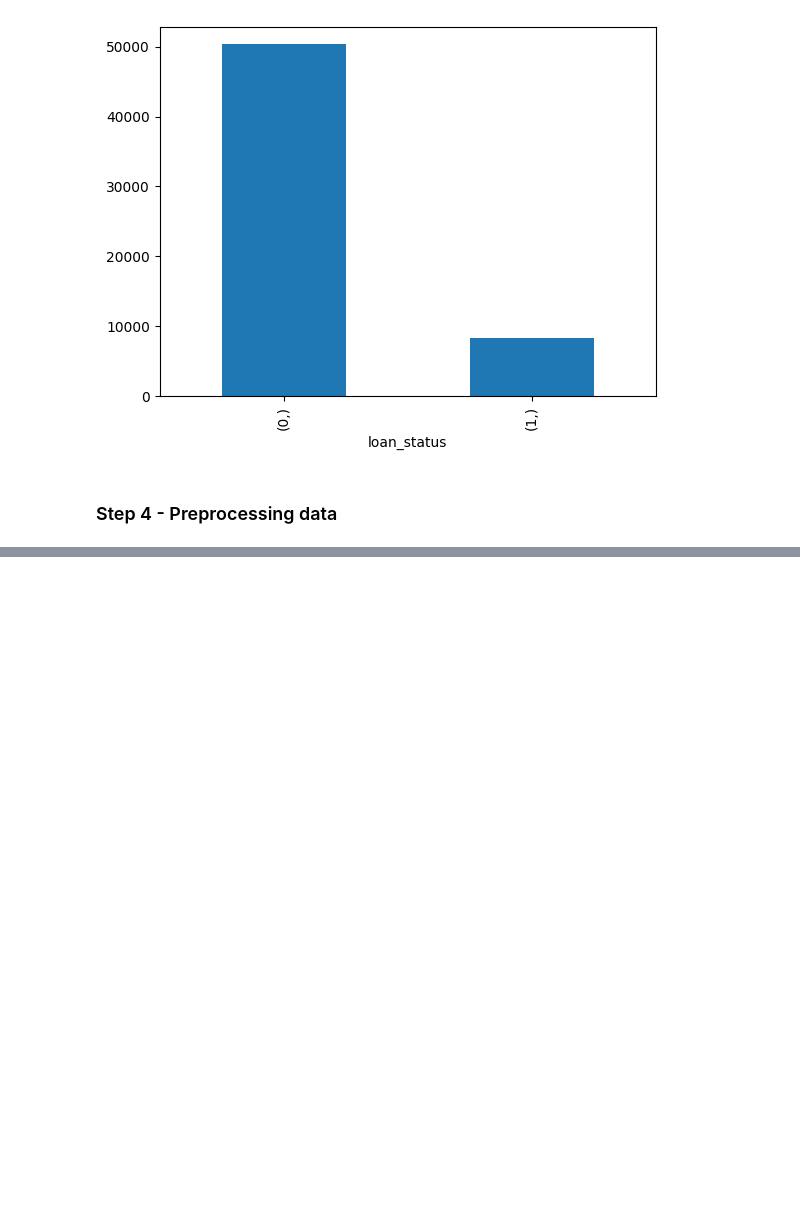
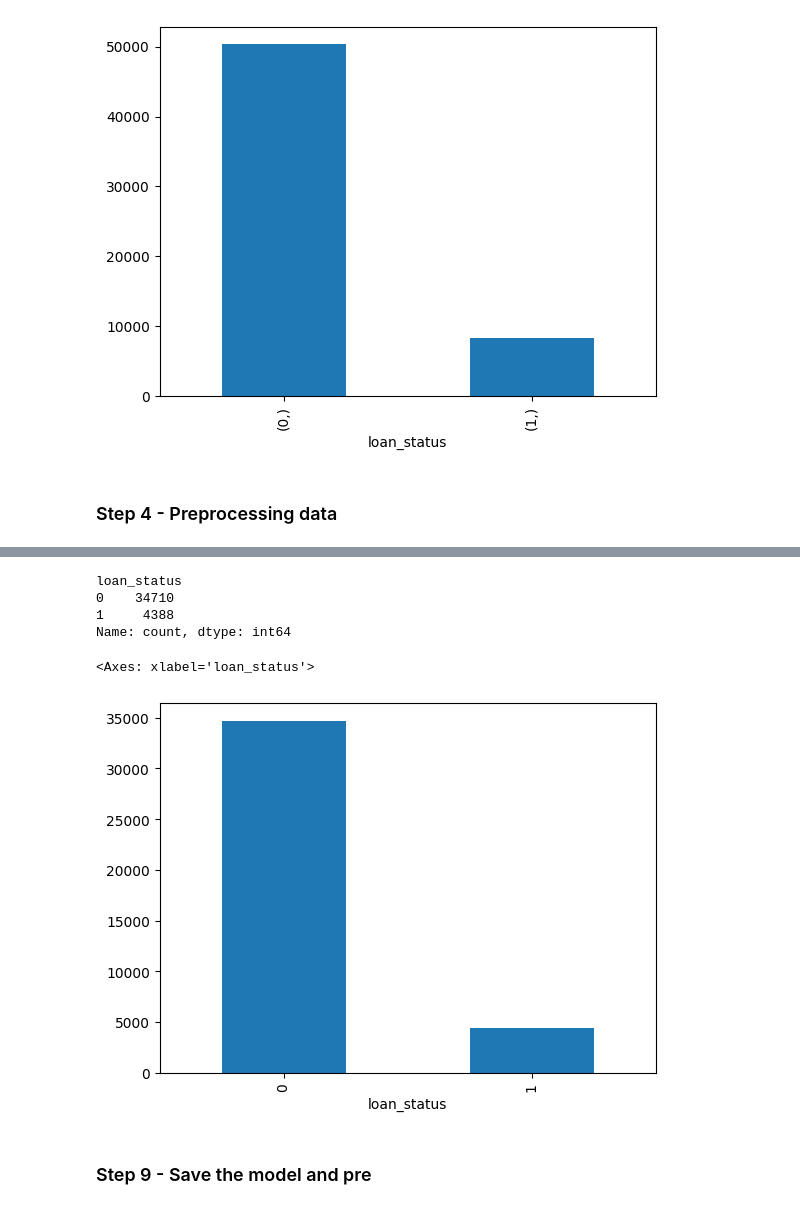
Before and after one commit to CODERADITYA415002/Machine-Learning, a Jupyter notebook: 13 Algo Evaluation/Algo Evaluation.ipynb, the cells around one changed output, grey strips where cells are left out. Cells and saved outputs as stored; diff of their text form; code cells hidden in the pictures; blank space fills up the shorter version.

```diff
--- a/13 Algo Evaluation/Algo Evaluation.ipynb
+++ b/13 Algo Evaluation/Algo Evaluation.ipynb
@@ -92,0 +378,3 @@ ModuleNotFoundError: No module named 'utils'
+# %%
+xnew_pre = pre.transform(xnew)
+xnew_pre.head()
@@ -92,0 +389,3 @@ ModuleNotFoundError: No module named 'utils'
+# %%
+preds = best_model.predict(xnew_pre)
+preds[0:5]
@@ -92,0 +394,3 @@ ModuleNotFoundError: No module named 'utils'
+# %%
+probs = best_model.predict_proba(xnew_pre)[:, 1]
+probs[0:5]
@@ -92,0 +404,5 @@ ModuleNotFoundError: No module named 'utils'
+# %%
+res = xnew[["id"]]
+res["loan_status"] = preds
+res["probs"] = probs
+res = res.round(4)
@@ -92,0 +425,12 @@ ModuleNotFoundError: No module named 'utils'
+# %%
+res["loan_status"].value_counts()
+# %% [output]
+loan_status
+0    34710
+1     4388
+Name: count, dtype: int64
+# %%
+res["loan_status"].value_counts().plot(kind="bar")
+# %% [output]
+<Axes: xlabel='loan_status'>
+[figure, added]
@@ -92,0 +439,2 @@ ModuleNotFoundError: No module named 'utils'
+# %% [markdown]
+### Step 9 - Save the model and pre
```
Also changed, not shown: parts of 50 cells of this notebook, 3 other files.
